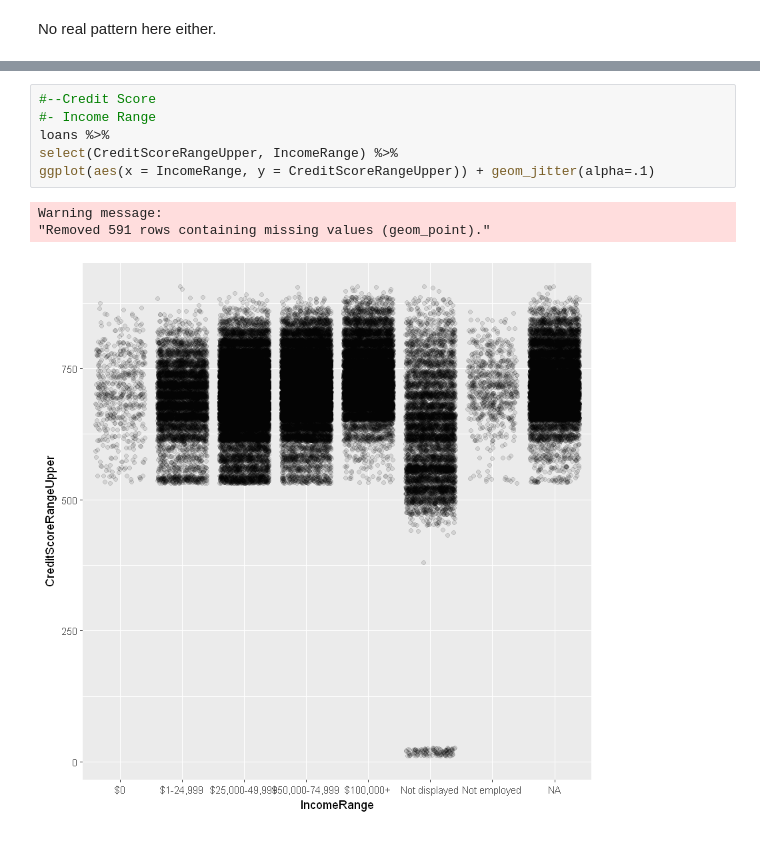
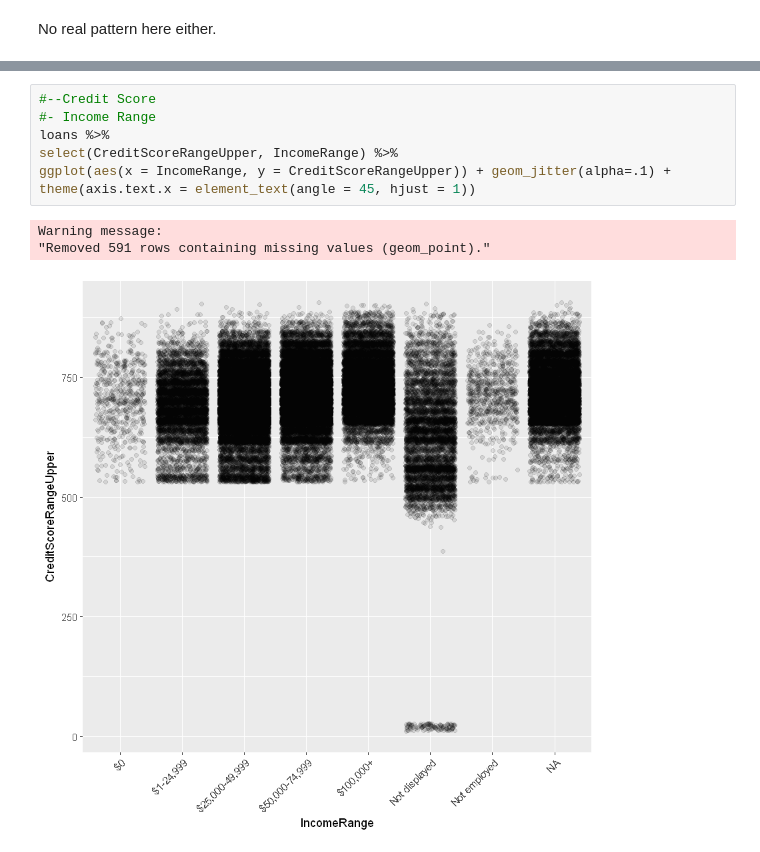
Before and after one commit to timdef/ProsperLoanEDA, a Jupyter notebook: BivariateExploration.ipynb, the cells around one changed output, grey strips where cells are left out. Cells and saved outputs as stored; diff of their text form.

```diff
--- a/BivariateExploration.ipynb
+++ b/BivariateExploration.ipynb
@@ -437,10 +468,11 @@ filter(count == max(count))
 # %%
 #--Credit Score
 #- Income Range
 loans %>%
 select(CreditScoreRangeUpper, IncomeRange) %>%
-ggplot(aes(x = IncomeRange, y = CreditScoreRangeUpper)) + geom_jitter(alpha=.1)
+ggplot(aes(x = IncomeRange, y = CreditScoreRangeUpper)) + geom_jitter(alpha=.1) +
+theme(axis.text.x = element_text(angle = 45, hjust = 1))
 # %% [output]
 Warning message:
 "Removed 591 rows containing missing values (geom_point)."
-[figure, old version]
+[figure, new version]
```
Also changed, not shown: parts of 11 cells of this notebook, 1 other file.
